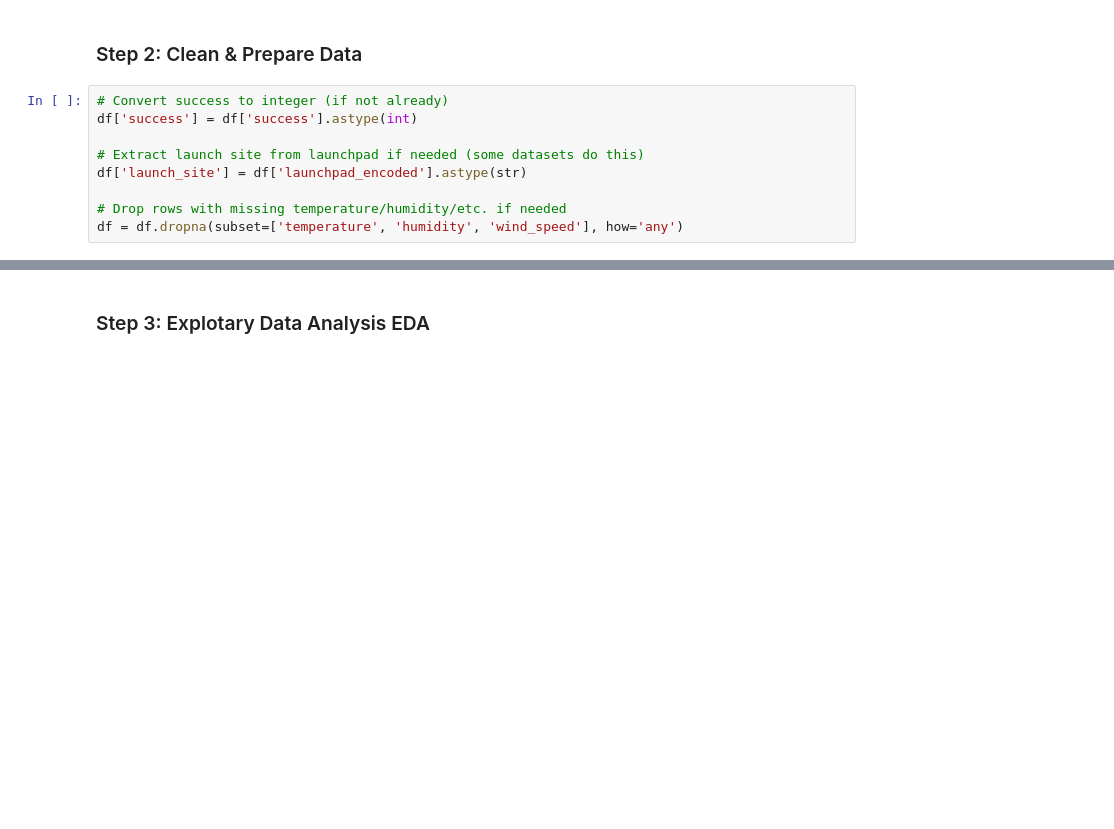
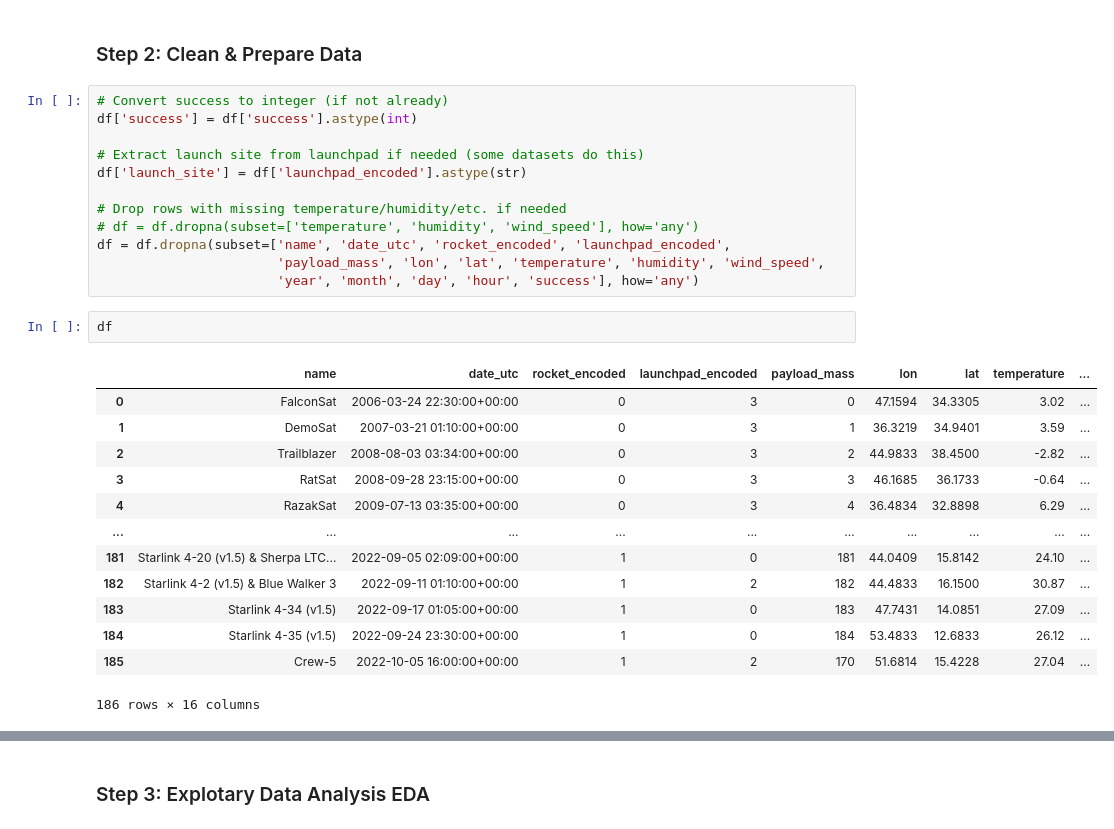
Before and after one commit to Zafir547/SpaceX-Project, a Jupyter notebook: notebooks/ML-Pipelines-Project.ipynb, the cells around one changed output, grey strips where cells are left out. Cells and saved outputs as stored; diff of their text form; blank space fills up the shorter version.

```diff
--- a/notebooks/ML-Pipelines-Project.ipynb
+++ b/notebooks/ML-Pipelines-Project.ipynb
@@ -92,4 +96,23 @@ df['success'] = df['success'].astype(int)
 df['launch_site'] = df['launchpad_encoded'].astype(str)
 
 # Drop rows with missing temperature/humidity/etc. if needed
-df = df.dropna(subset=['temperature', 'humidity', 'wind_speed'], how='any')
+# df = df.dropna(subset=['temperature', 'humidity', 'wind_speed'], how='any')
+df = df.dropna(subset=['name', 'date_utc', 'rocket_encoded', 'launchpad_encoded',
+                       'payload_mass', 'lon', 'lat', 'temperature', 'humidity', 'wind_speed',
+                       'year', 'month', 'day', 'hour', 'success'], how='any')
+# %%
+df
+# %% [output]
+|  | name | date_utc | rocket_encoded | launchpad_encoded | payload_mass | lon | lat | temperature | ... |
+| 0 | FalconSat | 2006-03-24 22:30:00+00:00 | 0 | 3 | 0 | 47.1594 | 34.3305 | 3.02 | ... |
+| 1 | DemoSat | 2007-03-21 01:10:00+00:00 | 0 | 3 | 1 | 36.3219 | 34.9401 | 3.59 | ... |
+| 2 | Trailblazer | 2008-08-03 03:34:00+00:00 | 0 | 3 | 2 | 44.9833 | 38.4500 | -2.82 | ... |
+| 3 | RatSat | 2008-09-28 23:15:00+00:00 | 0 | 3 | 3 | 46.1685 | 36.1733 | -0.64 | ... |
+| 4 | RazakSat | 2009-07-13 03:35:00+00:00 | 0 | 3 | 4 | 36.4834 | 32.8898 | 6.29 | ... |
+| ... | ... | ... | ... | ... | ... | ... | ... | ... | ... |
+| 181 | Starlink 4-20 (v1.5) & Sherpa LTC... | 2022-09-05 02:09:00+00:00 | 1 | 0 | 181 | 44.0409 | 15.8142 | 24.10 | ... |
+| 182 | Starlink 4-2 (v1.5) & Blue Walker 3 | 2022-09-11 01:10:00+00:00 | 1 | 2 | 182 | 44.4833 | 16.1500 | 30.87 | ... |
+| 183 | Starlink 4-34 (v1.5) | 2022-09-17 01:05:00+00:00 | 1 | 0 | 183 | 47.7431 | 14.0851 | 27.09 | ... |
+| 184 | Starlink 4-35 (v1.5) | 2022-09-24 23:30:00+00:00 | 1 | 0 | 184 | 53.4833 | 12.6833 | 26.12 | ... |
+| 185 | Crew-5 | 2022-10-05 16:00:00+00:00 | 1 | 2 | 170 | 51.6814 | 15.4228 | 27.04 | ... |
+186 rows × 16 columns
```
Also changed, not shown: parts of 19 cells of this notebook, 11 other files.
